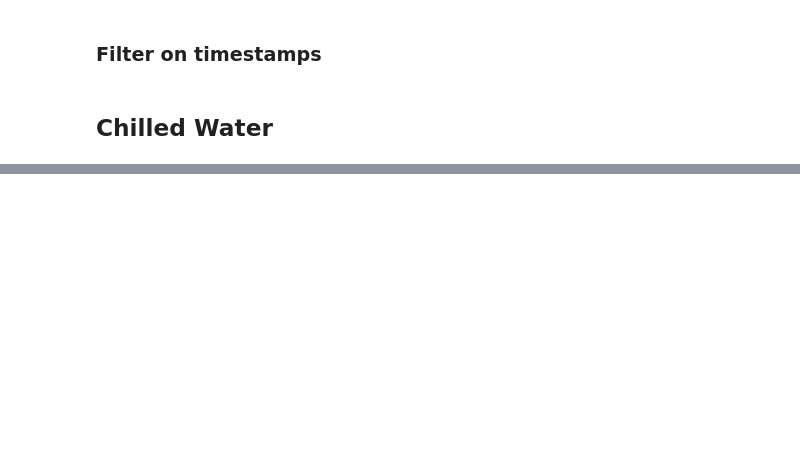
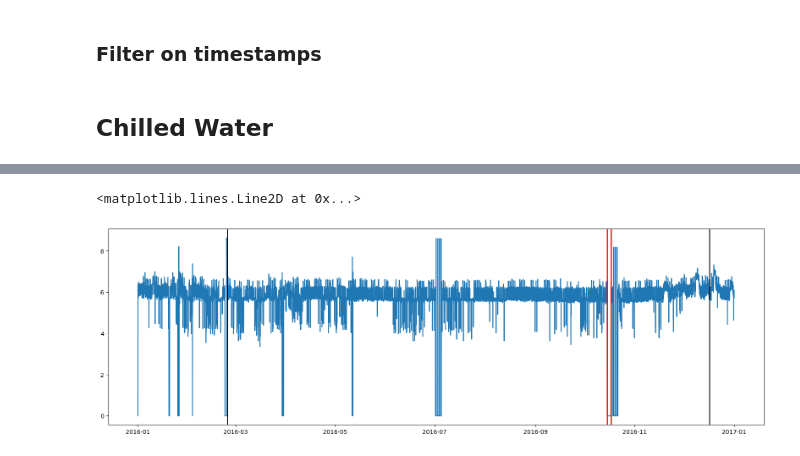
Before and after one commit to lmalms/sequence-learners, a Jupyter notebook: ashrae/ashrae-outlier-removal.ipynb, the cells around one changed output, grey strips where cells are left out. Drawn from its saved outputs; the diff is of its cells as text; code cells hidden in the pictures; blank space fills up the shorter version.

```diff
--- a/ashrae/ashrae-outlier-removal.ipynb
+++ b/ashrae/ashrae-outlier-removal.ipynb
@@ -159,8 +189,8 @@ ax.legend()
 # %%
 # meter_id: type -> {0: electricity, 1: chilledwater, 2: steam, 3: hotwater}
 
-meter_id = 1
-building_id = 996
+meter_id = 2
+building_id = 879
 
 bm_df = readings_df[(readings_df["building_id"] == building_id) & (readings_df["meter_id"] == meter_id)]
 streaks = find_constant_streaks(bm_df, streak_length=35)
@@ -176,6 +206,6 @@ for start, end in streaks:
     ax.axvline(start, lw=2, color="red")
     ax.axvline(end, lw=2, color="red")
 
-ax.axvline(datetime(2016, 10, 17, 6), color="black")
-ax.axvline(datetime(2016, 7, 5, 4), color="black")
-# 2016-05-31 16:00:00 2016-06-16 23:00:00
+ax.axvline(datetime(2016, 2, 25, 0), color="black")
+ax.axvline(datetime(2016, 12, 16, 23), color="black")
+# %% [output]
@@ -181,0 +213,2 @@ ax.axvline(datetime(2016, 7, 5, 4), color="black")
+<matplotlib.lines.Line2D at 0x...>
+[figure, added]
```
Also changed, not shown: parts of 7 cells of this notebook.
